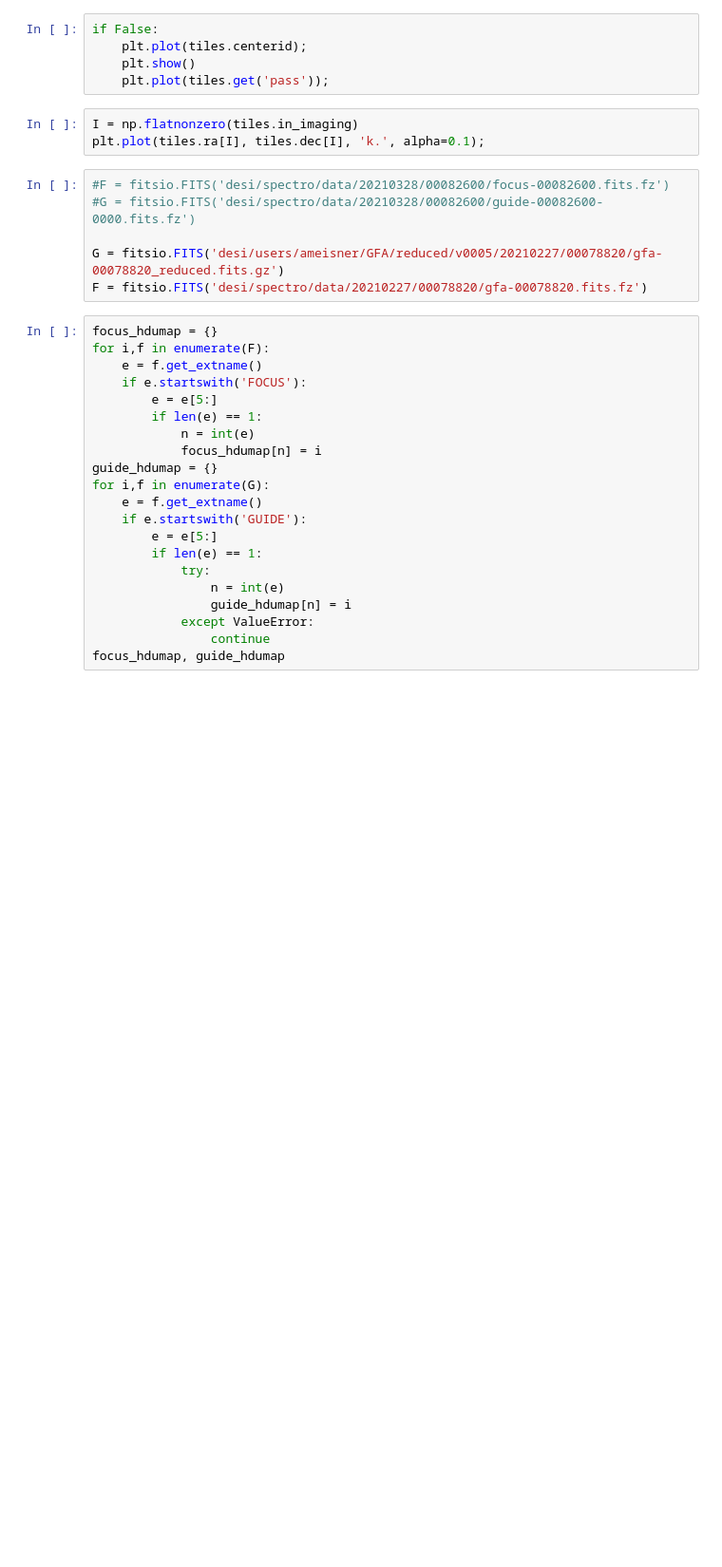
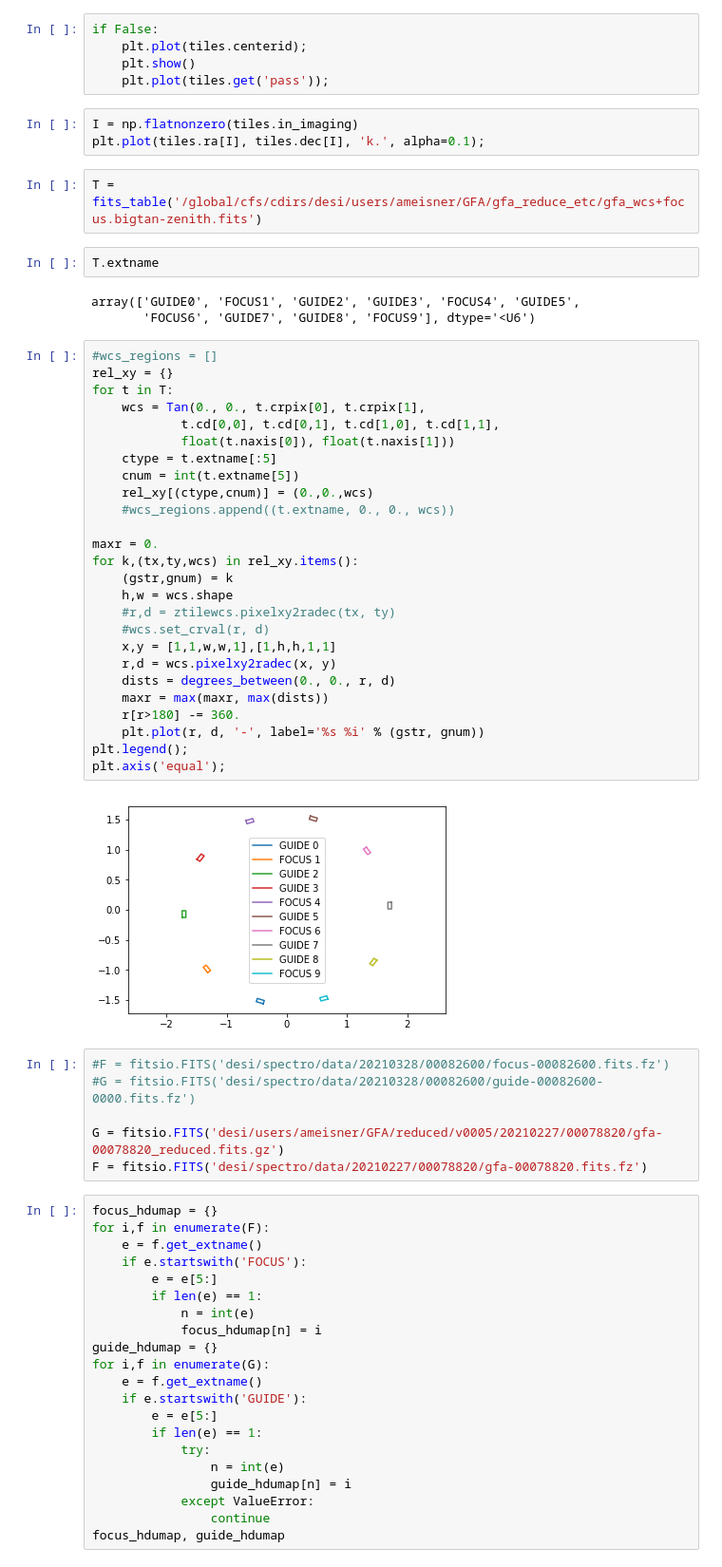
Before and after one commit to dstndstn/desi-misc, a Jupyter notebook: desi-tile-brightest-stars.ipynb, the cells around one changed output. Shown at 95% size. Drawn from its saved outputs; the diff is of its cells as text; blank space fills up the shorter version.

```diff
--- a/desi-tile-brightest-stars.ipynb
+++ b/desi-tile-brightest-stars.ipynb
@@ -34,6 +34,41 @@ if False:
 # %%
 I = np.flatnonzero(tiles.in_imaging)
 plt.plot(tiles.ra[I], tiles.dec[I], 'k.', alpha=0.1);
+# %%
+T = fits_table('/global/cfs/cdirs/desi/users/ameisner/GFA/gfa_reduce_etc/gfa_wcs+focus.bigtan-zenith.fits')
+# %%
+T.extname
+# %% [output]
+array(['GUIDE0', 'FOCUS1', 'GUIDE2', 'GUIDE3', 'FOCUS4', 'GUIDE5',
+       'FOCUS6', 'GUIDE7', 'GUIDE8', 'FOCUS9'], dtype='<U6')
+# %%
+#wcs_regions = []
+rel_xy = {}
+for t in T:
+    wcs = Tan(0., 0., t.crpix[0], t.crpix[1],
+            t.cd[0,0], t.cd[0,1], t.cd[1,0], t.cd[1,1],
+            float(t.naxis[0]), float(t.naxis[1]))
+    ctype = t.extname[:5]
+    cnum = int(t.extname[5])
+    rel_xy[(ctype,cnum)] = (0.,0.,wcs)
+    #wcs_regions.append((t.extname, 0., 0., wcs))
+
+maxr = 0.
+for k,(tx,ty,wcs) in rel_xy.items():
+    (gstr,gnum) = k
+    h,w = wcs.shape
+    #r,d = ztilewcs.pixelxy2radec(tx, ty)
+    #wcs.set_crval(r, d)
+    x,y = [1,1,w,w,1],[1,h,h,1,1]
+    r,d = wcs.pixelxy2radec(x, y)
+    dists = degrees_between(0., 0., r, d)
+    maxr = max(maxr, max(dists))
+    r[r>180] -= 360.
+    plt.plot(r, d, '-', label='%s %i' % (gstr, gnum))
+plt.legend();
+plt.axis('equal');
+# %% [output]
+[figure, added]
 # %%
 #F = fitsio.FITS('desi/spectro/data/20210328/00082600/focus-00082600.fits.fz')
 #G = fitsio.FITS('desi/spectro/data/20210328/00082600/guide-00082600-0000.fits.fz')
```
Also changed, not shown: parts of 5 cells of this notebook.
